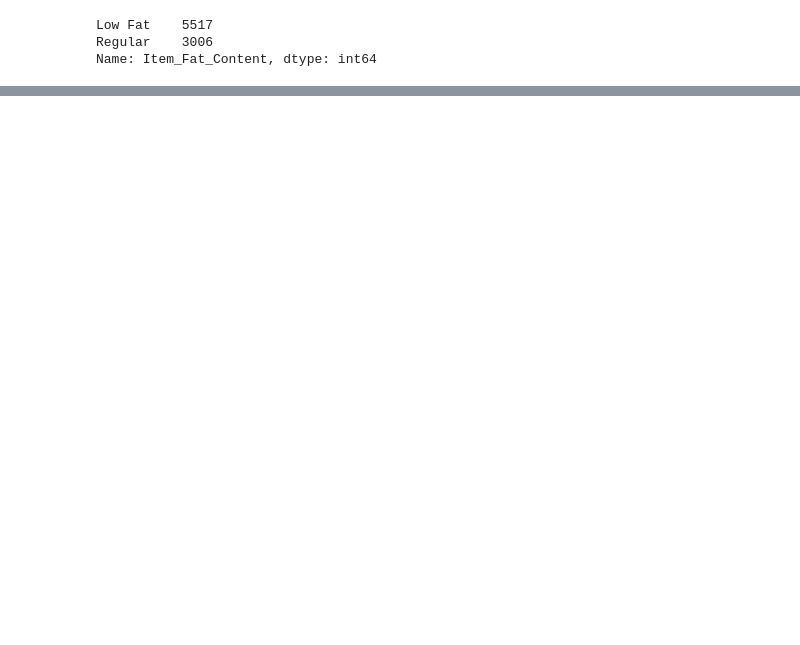
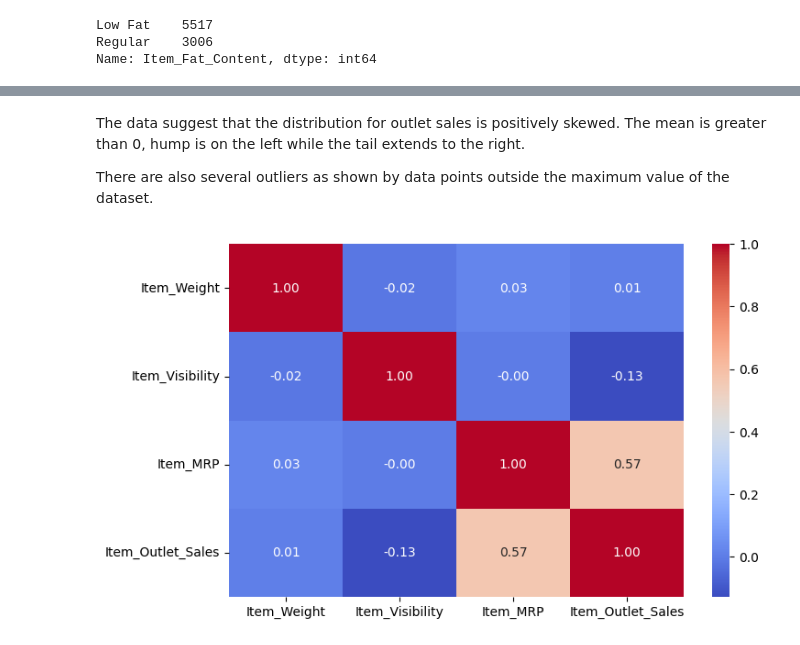
Before and after one commit to maricelandal/food-sales-predictions, a Jupyter notebook: food_sales_prediction.ipynb, the cells around one changed output, grey strips where cells are left out. Saved outputs shown, nothing was run; the diff lists cells and outputs as text; code cells hidden in the pictures; blank space fills up the shorter version.

```diff
--- a/food_sales_prediction.ipynb
+++ b/food_sales_prediction.ipynb
@@ -347,0 +450,21 @@ memory usage: 799.2+ KB
+# %% [markdown]
+The data suggest that the distribution for outlet sales is positively skewed. The mean is greater than 0, hump is on the left while the tail extends to the right.
+
+There are also several outliers as shown by data points outside the maximum value of the dataset.
+# %%
+# heatmap
+# create a var and drop ReAdmis is this was id to be irrelevant
+corr = df.drop(columns = 'Item_Type').corr()
+
+# plot the heatmap
+plt.figure(figsize = (8,5))
+sns.heatmap(corr, cmap = 'coolwarm', annot = True, fmt = '.2f');
+
+# correlation bet features
+# correlation table
+# 0.30 - 0.50 = there is a weak + correlation
+# 0.51 - 0.70 = there is a moderate + correlation
+# 0.71 - 0.90 = there is a strong + correlation
+# 0.91 - 1.00 = there is vstrong + correlation (perfect)
+# %% [output]
+[figure, added]
```
Also changed, not shown: parts of 37 cells of this notebook.
